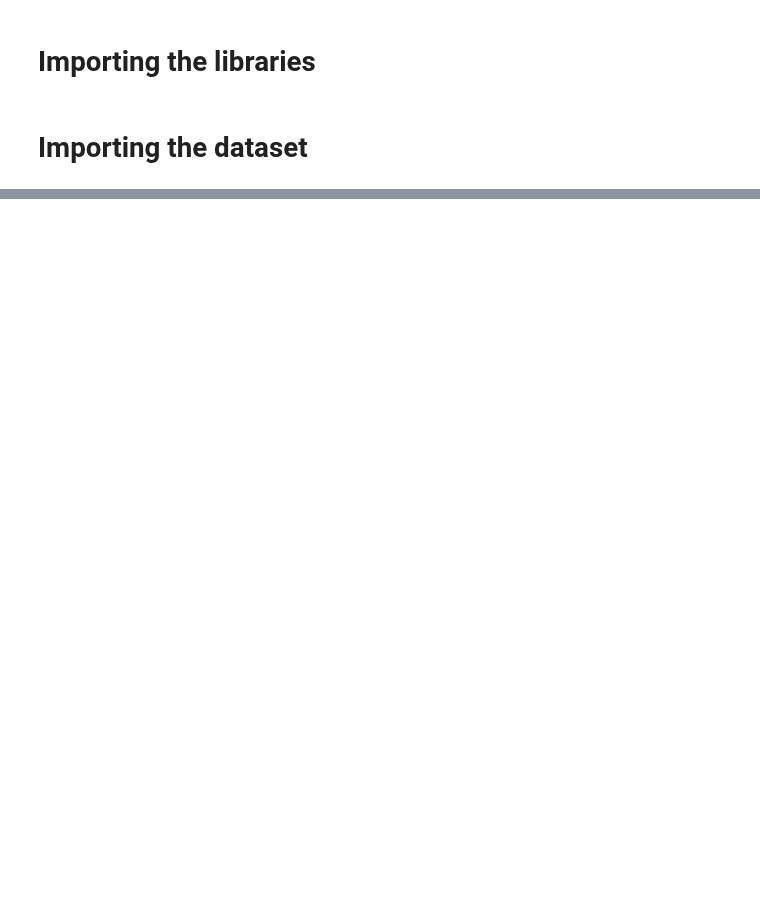
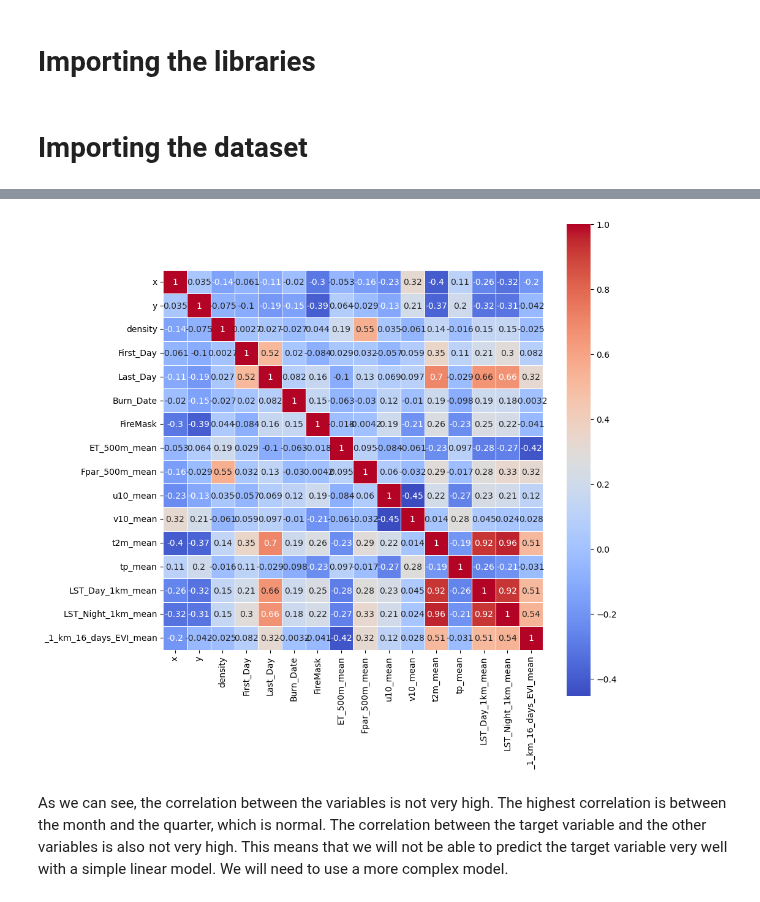
Before and after one commit to Sliders122/wildfire, a Jupyter notebook: src/model/model_selection2.ipynb, the cells around one changed output, grey strips where cells are left out. Drawn from its saved outputs; the diff is of its cells as text; code cells hidden in the pictures; blank space fills up the shorter version.

```diff
--- a/src/model/model_selection2.ipynb
+++ b/src/model/model_selection2.ipynb
@@ -168,6 +27,0 @@ df = df.drop(columns = ["crs" , "band", "spatial_ref"])
-# %%
-# Correlation matrix :
-cor = df.corr()
-plt.figure(figsize=(10, 10))
-sns.heatmap(cor, square = True, cmap="coolwarm", linewidths=0.5, annot=True, xticklabels='auto', yticklabels='auto',)
-#Pour choisr la couleur du heatmap : https://matplotlib.org/examples/color/colormaps_reference.html
@@ -645,0 +28,3 @@ See the caveats in the documentation: https://pandas.pydata.org/pandas-docs/stab
+# %%
+# Create a path to the data directory
+path_data = "../dataframe/"
@@ -645,0 +51,23 @@ See the caveats in the documentation: https://pandas.pydata.org/pandas-docs/stab
+# %%
+# define a function to get the correlation matrix and plot it
+def get_correlation_matrix(the_df, target_var='FireMask'):
+    """
+    This function returns the correlation matrix of the dataframe
+    input:
+        the_df: the dataframe
+    output:
+        the correlation matrix
+    """
+    # Correlation matrix :
+    cor = the_df.corr()
+    plt.figure(figsize=(15, 15))
+    sns.heatmap(cor, square = True, cmap="coolwarm", linewidths=0.5, annot=True, xticklabels='auto', yticklabels='auto',)
+
+    return cor
+
+# get the correlation matrix
+cor = get_correlation_matrix(df)
+# %% [output]
+[figure, added]
+# %% [markdown]
+As we can see, the correlation between the variables is not very high. The highest correlation is between the month and the quarter, which is normal. The correlation between the target variable and the other variables is also not very high. This means that we will not be able to predict the target variable very well with a simple linear model. We will need to use a more complex model.
```
Also changed, not shown: parts of 55 cells of this notebook.
